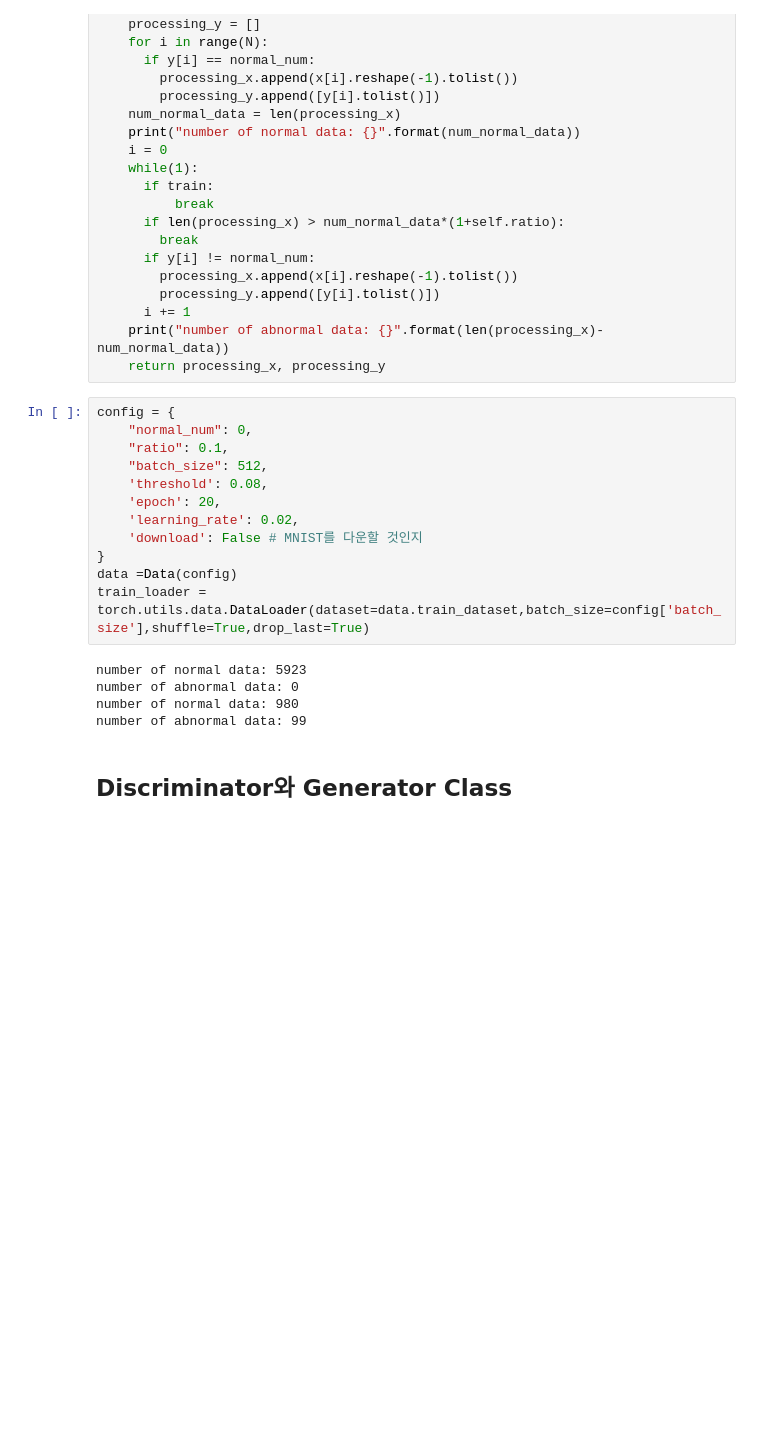
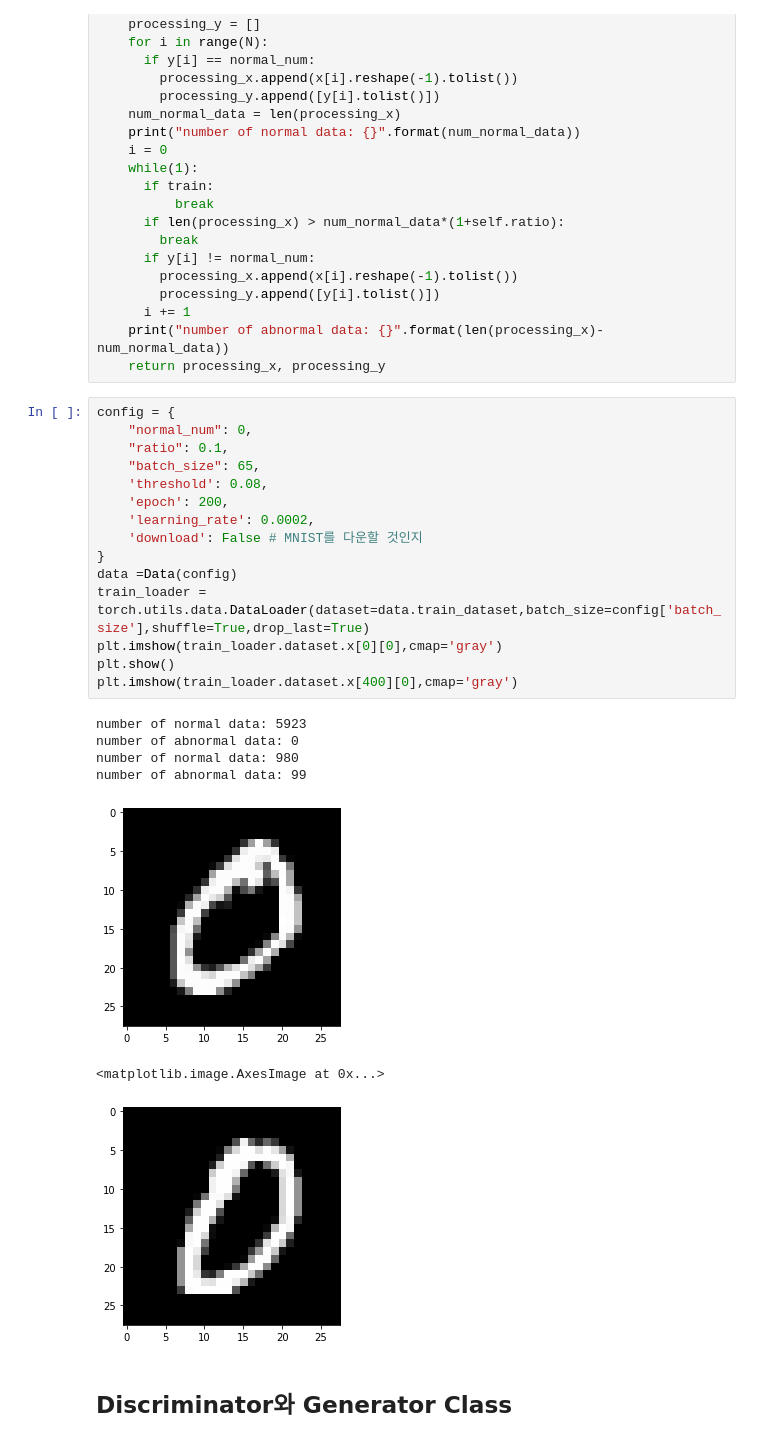
Before and after one commit to rlqja1107/Anomaly_Detection-PBL, a Jupyter notebook: anogan.ipynb, the cells around one changed output. Saved outputs shown, nothing was run; the diff lists cells and outputs as text; blank space fills up the shorter version.

```diff
--- a/anogan.ipynb
+++ b/anogan.ipynb
@@ -77,20 +78,26 @@ class Data:
 # %%
 config = {
     "normal_num": 0,
     "ratio": 0.1,
-    "batch_size": 512,
+    "batch_size": 65,
     'threshold': 0.08,
-    'epoch': 20,
-    'learning_rate': 0.02,
+    'epoch': 200,
+    'learning_rate': 0.0002,
     'download': False # MNIST를 다운할 것인지
 }
 data =Data(config)
 train_loader = torch.utils.data.DataLoader(dataset=data.train_dataset,batch_size=config['batch_size'],shuffle=True,drop_last=True)
+plt.imshow(train_loader.dataset.x[0][0],cmap='gray')
+plt.show()
+plt.imshow(train_loader.dataset.x[400][0],cmap='gray')
 # %% [output]
 number of normal data: 5923
 number of abnormal data: 0
 number of normal data: 980
 number of abnormal data: 99
+[figure, added]
+<matplotlib.image.AxesImage at 0x...>
+[figure, added]
 # %% [markdown]
 ## Discriminator와 Generator Class
 # %%
```
Also changed, not shown: parts of 20 cells of this notebook.
